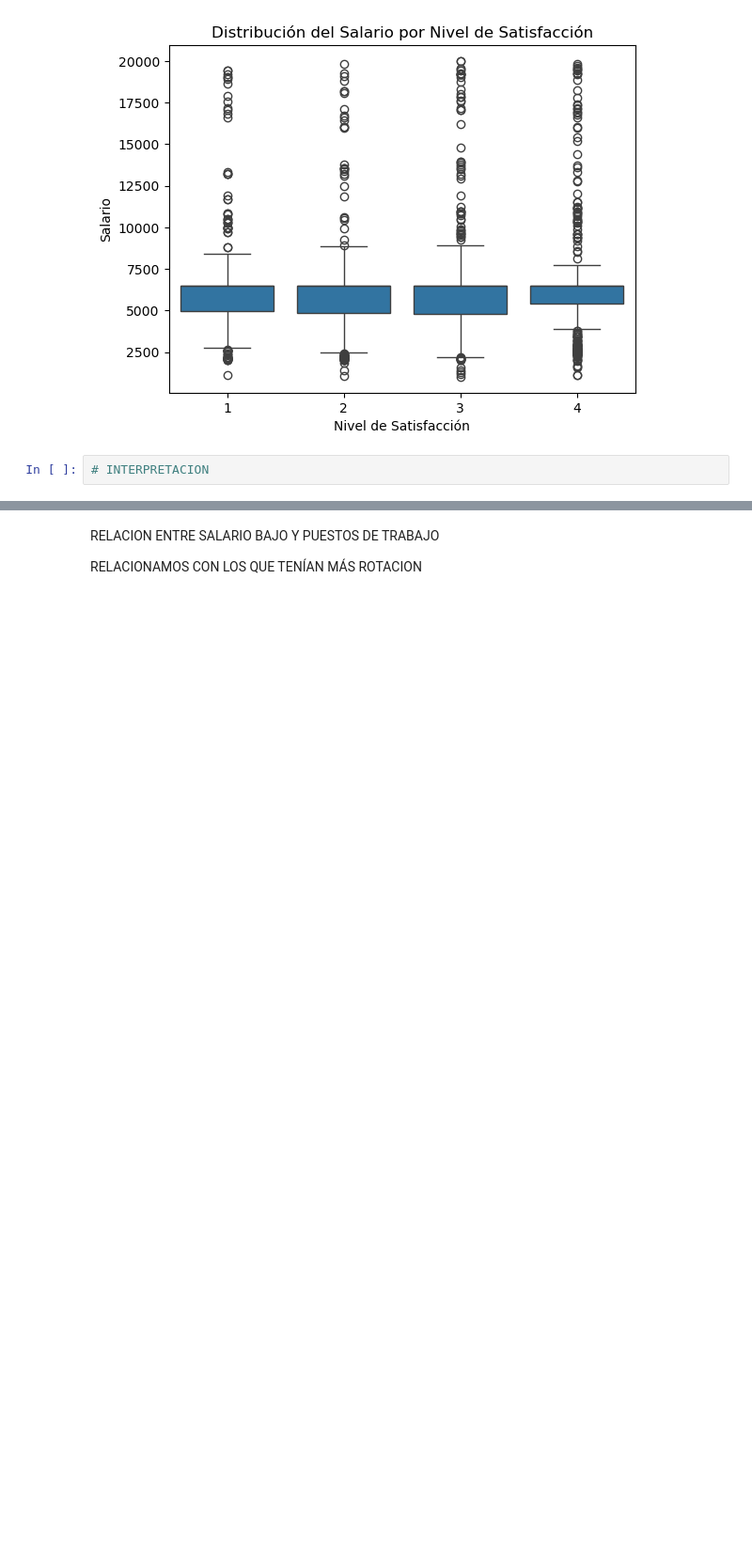
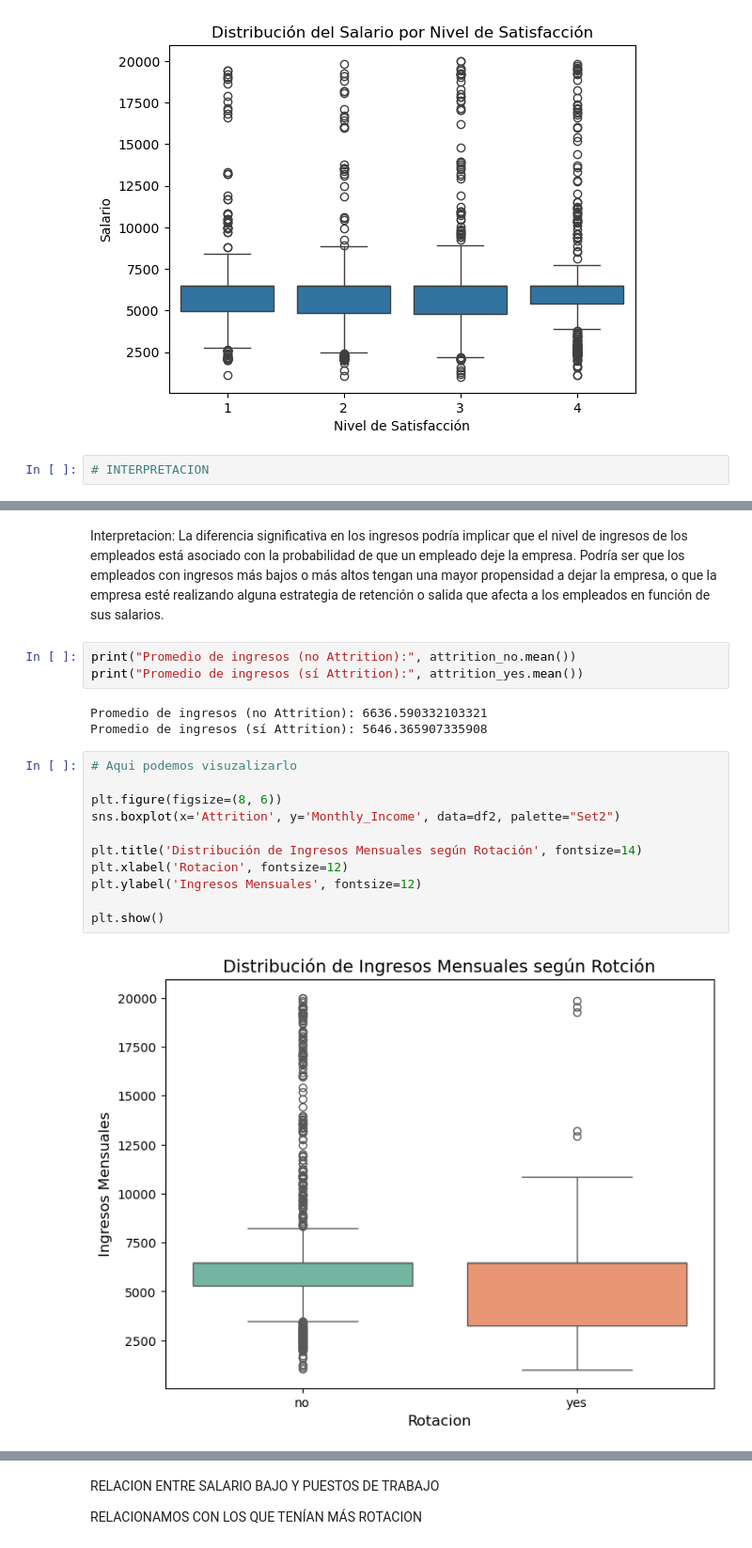
Before and after one commit to Adalab/proyecto-da-promo-c-modulo-3-team-1, a Jupyter notebook: proyecto3_equipo1.ipynb, the cells around one changed output, grey strips where cells are left out. Shown at 94% size. Saved outputs shown, nothing was run; the diff lists cells and outputs as text; blank space fills up the shorter version.

```diff
--- a/proyecto3_equipo1.ipynb
+++ b/proyecto3_equipo1.ipynb
@@ -1928,0 +1954,21 @@ Como p-value mayor que 0.05, no hay diferencia significativa en el salario de lo
+# %% [markdown]
+Interpretacion: La diferencia significativa en los ingresos podría implicar que el nivel de ingresos de los empleados está asociado con la probabilidad de que un empleado deje la empresa. Podría ser que los empleados con ingresos más bajos o más altos tengan una mayor propensidad a dejar la empresa, o que la empresa esté realizando alguna estrategia de retención o salida que afecta a los empleados en función de sus salarios.
+# %%
+print("Promedio de ingresos (no Attrition):", attrition_no.mean())
+print("Promedio de ingresos (sí Attrition):", attrition_yes.mean())
+# %% [output]
+Promedio de ingresos (no Attrition): 6636.590332103321
+Promedio de ingresos (sí Attrition): 5646.365907335908
+# %%
+# Aqui podemos visuzalizarlo
+
+plt.figure(figsize=(8, 6))
+sns.boxplot(x='Attrition', y='Monthly_Income', data=df2, palette="Set2")
+
+plt.title('Distribución de Ingresos Mensuales según Rotación', fontsize=14)
+plt.xlabel('Rotacion', fontsize=12)
+plt.ylabel('Ingresos Mensuales', fontsize=12)
+
+plt.show()
+# %% [output]
+[figure, added]
```
Also changed, not shown: parts of 16 cells of this notebook.
